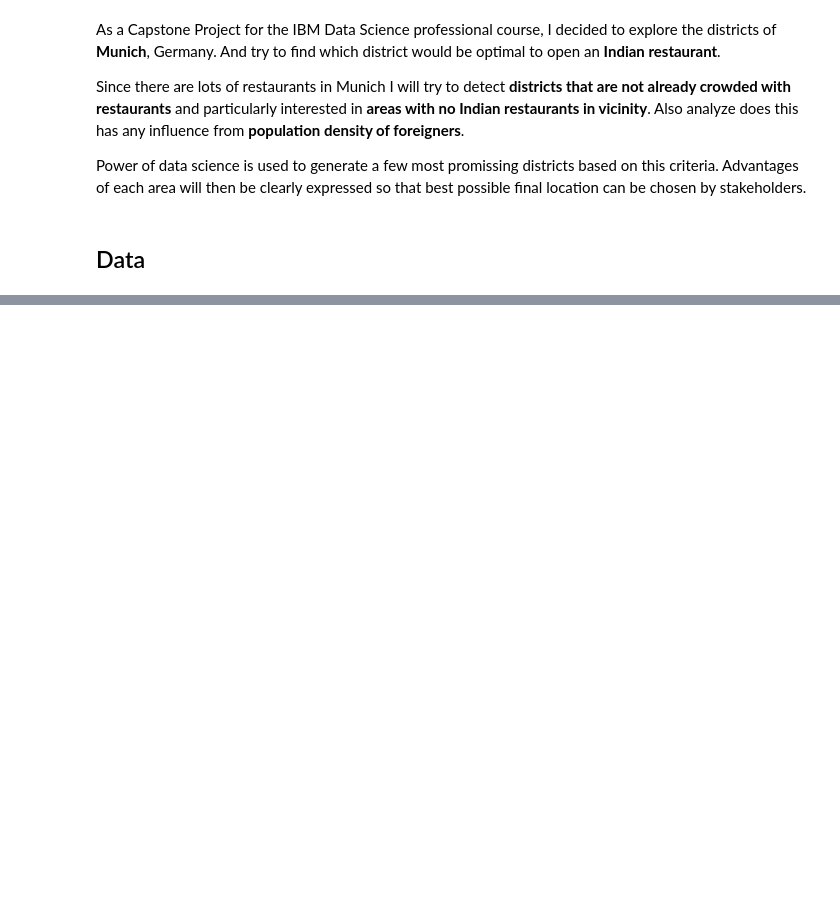
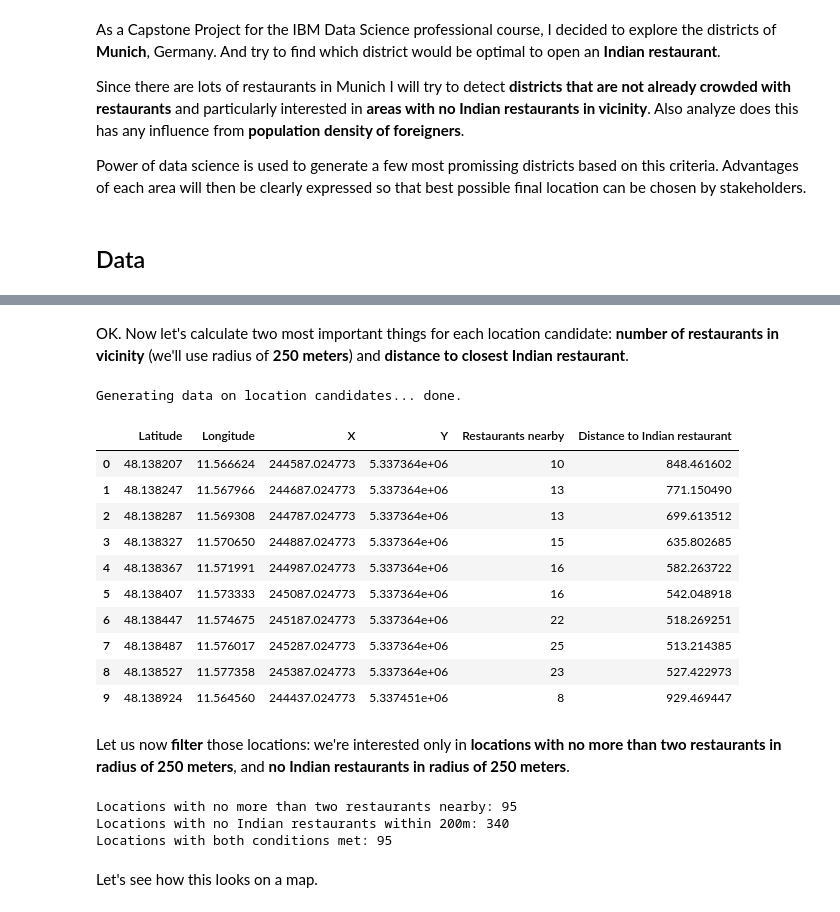
Before and after one commit to NandeeshHD/Coursera_Capstone, a Jupyter notebook: The Battle of Neighborhoods.ipynb, the cells around one changed output, grey strips where cells are left out. Drawn from its saved outputs; the diff is of its cells as text; code cells hidden in the pictures; blank space fills up the shorter version.

```diff
--- a/The Battle of Neighborhoods.ipynb
+++ b/The Battle of Neighborhoods.ipynb
@@ -36,0 +498,3 @@ Following data sources will be needed to extract/generate the required informati
+# %%
+roi_center = districts.loc[2,:]
+roi_center
@@ -36,0 +570,3 @@ Following data sources will be needed to extract/generate the required informati
+# %%
+roi_center_x, roi_center_y = lonlat_to_xy(roi_center['Longitude'], roi_center['Latitude'])
+roi_center_x, roi_center_y
@@ -36,0 +604,74 @@ Following data sources will be needed to extract/generate the required informati
+# %% [markdown]
+OK. Now let's calculate two most important things for each location candidate: **number of restaurants in vicinity** (we'll use radius of **250 meters**) and **distance to closest Indian restaurant**.
+# %%
+def count_restaurants_nearby(x, y, restaurants, radius=250):
+    count = 0
+    for res in restaurants.values():
+        res_x, res_y = lonlat_to_xy(res[3], res[2])
+        d = calc_xy_distance(x, y, res_x, res_y)
+        if d<=radius:
+            count += 1
+    return count
+
+def find_nearest_restaurant(x, y, restaurants):
+    d_min = 100000
+    for res in restaurants.values():
+        res_x, res_y = lonlat_to_xy(res[3], res[2])
+        d = calc_xy_distance(x, y, res_x, res_y)
+        if d<=d_min:
+            d_min = d
+    return d_min
+
+roi_restaurant_counts = []
+roi_indian_distances = []
+
+print('Generating data on location candidates... ', end='')
+for x, y in zip(roi_xs, roi_ys):
+    count = count_restaurants_nearby(x, y, restaurants, radius=250)
+    roi_restaurant_counts.append(count)
+    distance = find_nearest_restaurant(x, y, indian_restaurants)
+    roi_indian_distances.append(distance)
+print('done.')
+# %% [output]
+Generating data on location candidates... done.
+# %%
+# Let's put this into dataframe
+df_roi_locations = pd.DataFrame({'Latitude':roi_latitudes,
+                                 'Longitude':roi_longitudes,
+                                 'X':roi_xs,
+                                 'Y':roi_ys,
+                                 'Restaurants nearby':roi_restaurant_counts,
+                                 'Distance to Indian restaurant':roi_indian_distances})
+
+df_roi_locations.head(10)
+# %% [output]
+|  | Latitude | Longitude | X | Y | Restaurants nearby | Distance to Indian restaurant |
+| 0 | 48.138207 | 11.566624 | 244587.024773 | 5.337364e+06 | 10 | 848.461602 |
+| 1 | 48.138247 | 11.567966 | 244687.024773 | 5.337364e+06 | 13 | 771.150490 |
+| 2 | 48.138287 | 11.569308 | 244787.024773 | 5.337364e+06 | 13 | 699.613512 |
+| 3 | 48.138327 | 11.570650 | 244887.024773 | 5.337364e+06 | 15 | 635.802685 |
+| 4 | 48.138367 | 11.571991 | 244987.024773 | 5.337364e+06 | 16 | 582.263722 |
+| 5 | 48.138407 | 11.573333 | 245087.024773 | 5.337364e+06 | 16 | 542.048918 |
+| 6 | 48.138447 | 11.574675 | 245187.024773 | 5.337364e+06 | 22 | 518.269251 |
+| 7 | 48.138487 | 11.576017 | 245287.024773 | 5.337364e+06 | 25 | 513.214385 |
+| 8 | 48.138527 | 11.577358 | 245387.024773 | 5.337364e+06 | 23 | 527.422973 |
+| 9 | 48.138924 | 11.564560 | 244437.024773 | 5.337451e+06 | 8 | 929.469447 |
+# %% [markdown]
+Let us now **filter** those locations: we're interested only in **locations with no more than two restaurants in radius of 250 meters**, and **no Indian restaurants in radius of 250 meters**.
+# %%
+good_res_count = np.array((df_roi_locations['Restaurants nearby']<=2))
+print('Locations with no more than two restaurants nearby:', good_res_count.sum())
+
+good_ind_distance = np.array(df_roi_locations['Distance to Indian restaurant']>=250)
+print('Locations with no Indian restaurants within 200m:', good_ind_distance.sum())
+
+good_locations = np.logical_and(good_res_count, good_ind_distance)
+print('Locations with both conditions met:', good_locations.sum())
+
+df_good_locations = df_roi_locations[good_locations]
+# %% [output]
+Locations with no more than two restaurants nearby: 95
+Locations with no Indian restaurants within 200m: 340
+Locations with both conditions met: 95
+# %% [markdown]
+Let's see how this looks on a map.
```
Also changed, not shown: parts of 59 cells of this notebook.
